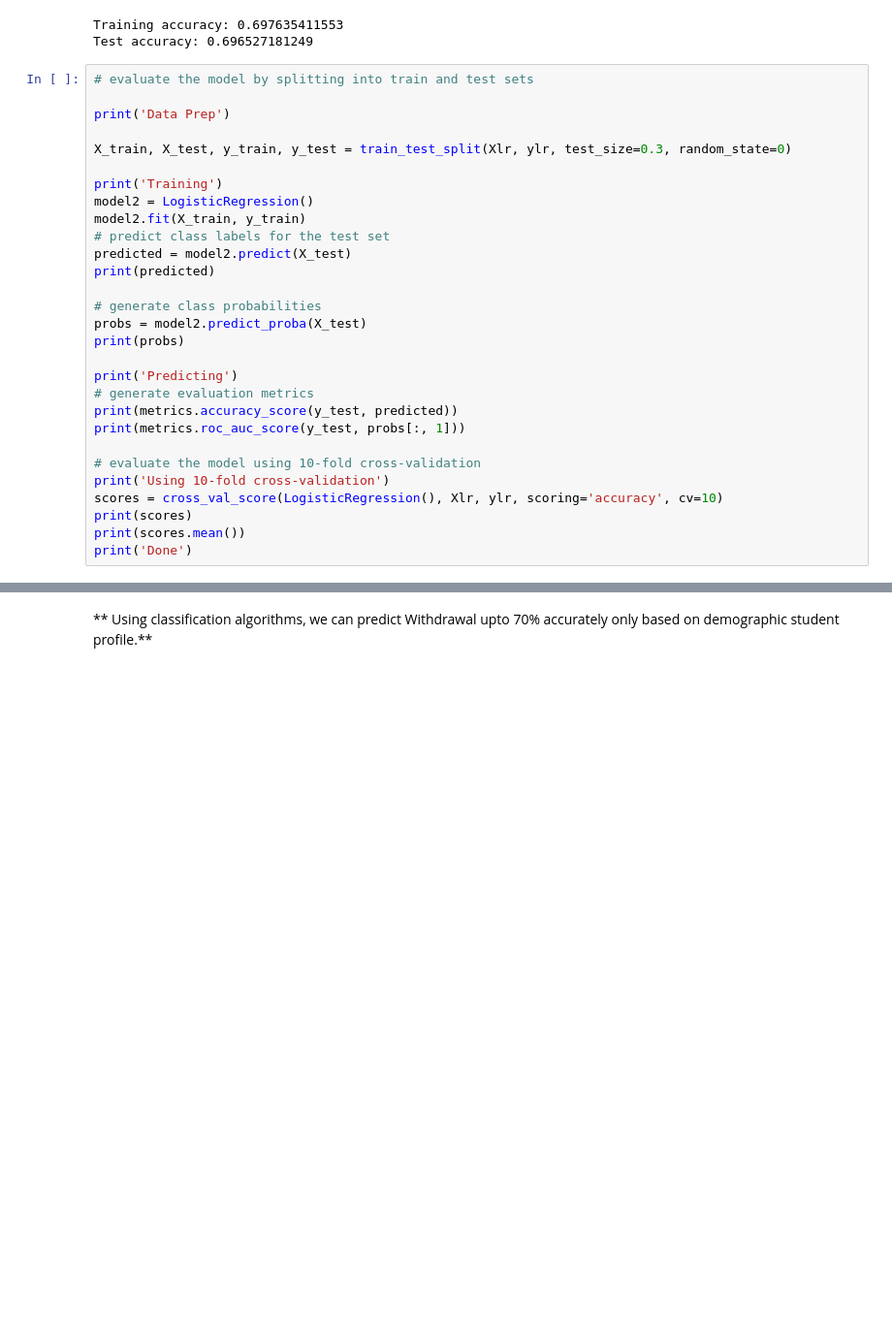
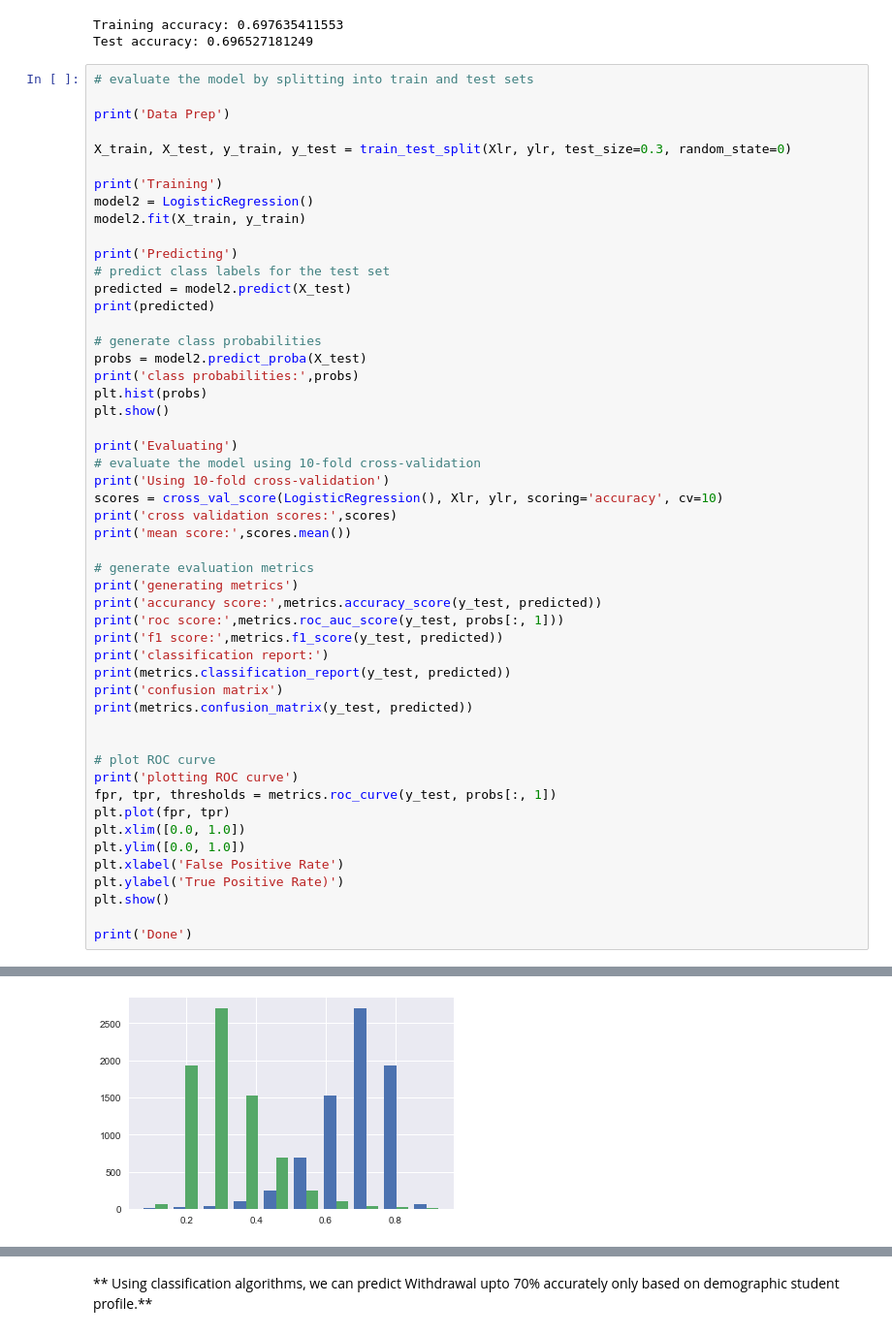
Before and after one commit to SoumyaK23/Springboard-Data-Intensive-and-Machine-Learning, a Jupyter notebook: Capstone2/OU_prediction.ipynb, the cells around one changed output, grey strips where cells are left out. Shown: that part at 97% size. Drawn from its saved outputs; the diff is of its cells as text; blank space fills up the shorter version.

```diff
--- a/Capstone2/OU_prediction.ipynb
+++ b/Capstone2/OU_prediction.ipynb
@@ -85,24 +85,46 @@ X_train, X_test, y_train, y_test = train_test_split(Xlr, ylr, test_size=0.3, ran
 print('Training')
 model2 = LogisticRegression()
 model2.fit(X_train, y_train)
+
+print('Predicting')
 # predict class labels for the test set
 predicted = model2.predict(X_test)
 print(predicted)
 
 # generate class probabilities
 probs = model2.predict_proba(X_test)
-print(probs)
+print('class probabilities:',probs)
+plt.hist(probs)
+plt.show()
 
-print('Predicting')
-# generate evaluation metrics
-print(metrics.accuracy_score(y_test, predicted))
-print(metrics.roc_auc_score(y_test, probs[:, 1]))
-
+print('Evaluating')
 # evaluate the model using 10-fold cross-validation
 print('Using 10-fold cross-validation')
 scores = cross_val_score(LogisticRegression(), Xlr, ylr, scoring='accuracy', cv=10)
-print(scores)
-print(scores.mean())
+print('cross validation scores:',scores)
+print('mean score:',scores.mean())
+
+# generate evaluation metrics
+print('generating metrics')
+print('accurancy score:',metrics.accuracy_score(y_test, predicted))
+print('roc score:',metrics.roc_auc_score(y_test, probs[:, 1]))
+print('f1 score:',metrics.f1_score(y_test, predicted))
+print('classification report:')
+print(metrics.classification_report(y_test, predicted))
+print('confusion matrix')
+print(metrics.confusion_matrix(y_test, predicted))
+
+
+# plot ROC curve
+print('plotting ROC curve')
+fpr, tpr, thresholds = metrics.roc_curve(y_test, probs[:, 1])
+plt.plot(fpr, tpr)
+plt.xlim([0.0, 1.0])
+plt.ylim([0.0, 1.0])
+plt.xlabel('False Positive Rate')
+plt.ylabel('True Positive Rate)')
+plt.show()
+
 print('Done')
 # %% [output]
 Data Prep
@@ -125,0 +141 @@ Done
+[figure, added]
```
Also changed, not shown: parts of 1 cell of this notebook, 2 other files.
